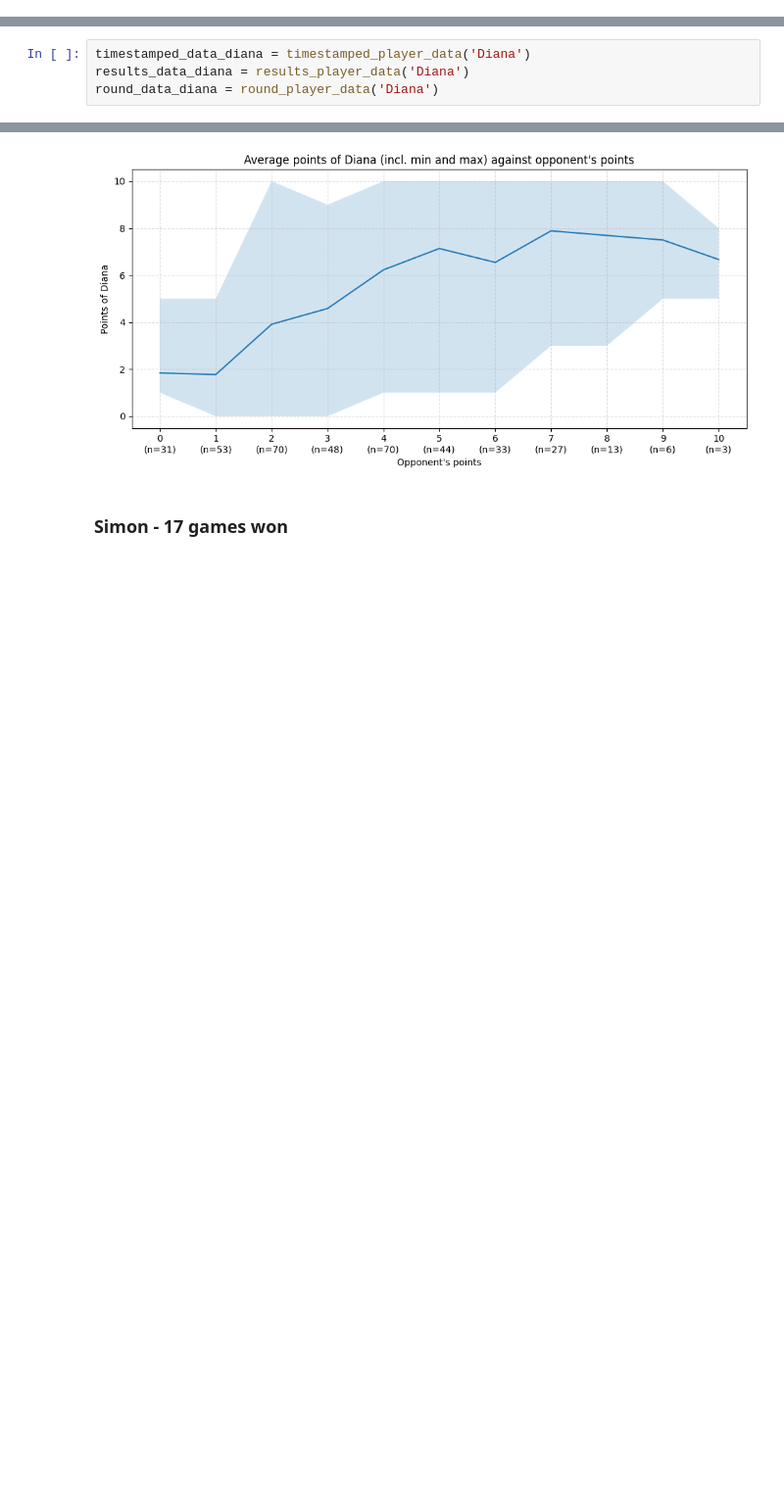
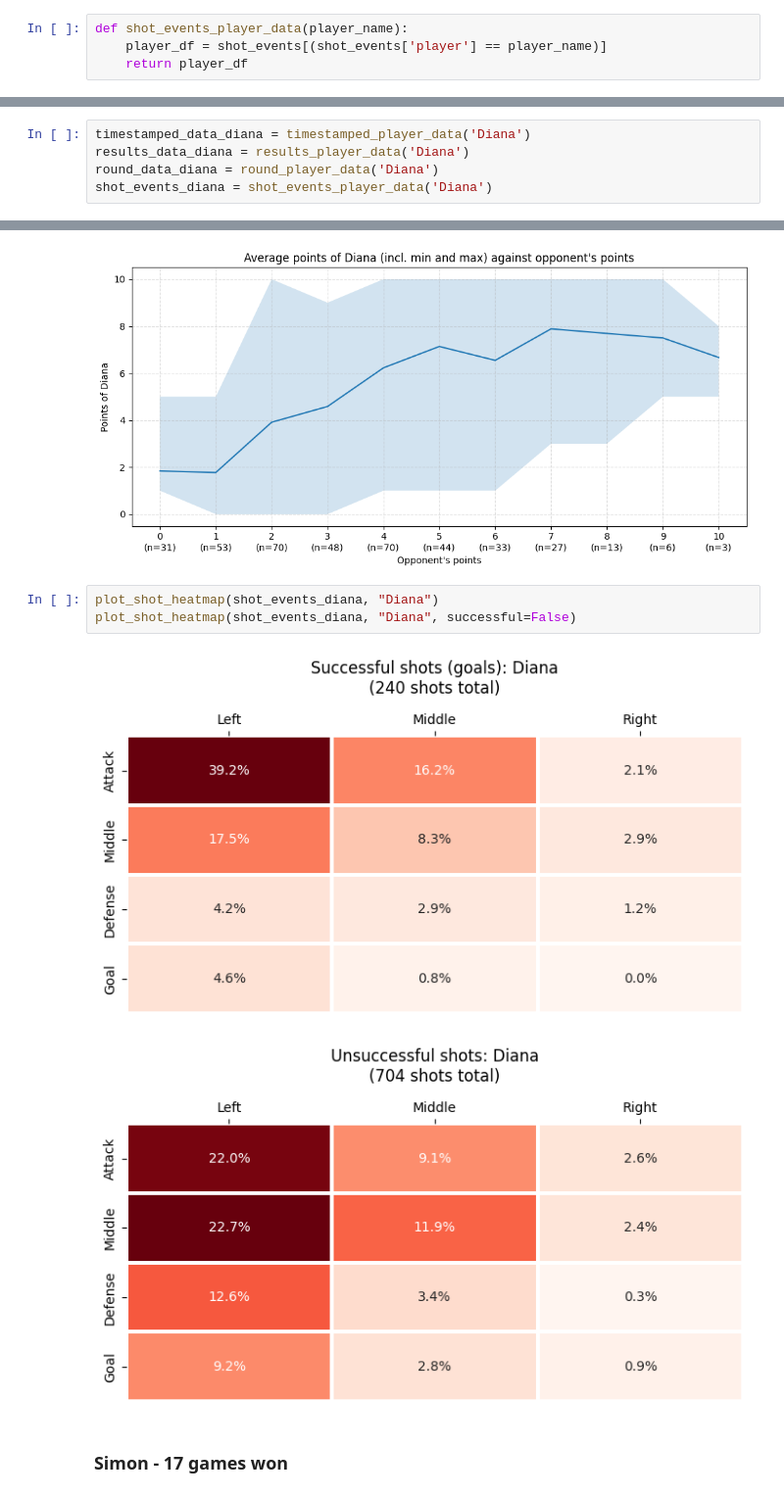
Before and after one commit to Rutvik-rn/Kicker-Strategy, a Jupyter notebook: notebook.ipynb, the cells around one changed output, grey strips where cells are left out. Shown at 98% size. Saved outputs shown, nothing was run; the diff lists cells and outputs as text; blank space fills up the shorter version.

Commit message:
added heatmaps for shots for Diana and Hans

```diff
--- a/notebook.ipynb
+++ b/notebook.ipynb
@@ -560,6 +560,10 @@ def results_player_data(player_name):
 def round_player_data(player_name):
     player_df = round_data[(round_data['player_1'] == player_name) | (round_data['player_2'] == player_name)]
     return player_df
+# %%
+def shot_events_player_data(player_name):
+    player_df = shot_events[(shot_events['player'] == player_name)]
+    return player_df
 # %%
 def get_average_points(df, player_name):
     points_as_p1 = df.loc[df['player_1'] == player_name, 'points_player_1']
@@ -603,6 +649,7 @@ def plot_player_performance(df, player_name):
 timestamped_data_diana = timestamped_player_data('Diana')
 results_data_diana = results_player_data('Diana')
 round_data_diana = round_player_data('Diana')
+shot_events_diana = shot_events_player_data('Diana')
 # %%
 results_data_diana
 # %% [output]
@@ -633,6 +680,12 @@ print(get_average_points(results_data_diana, 'Diana'))
 plot_player_performance(round_data_diana, 'Diana')
 # %% [output]
 [figure]
+# %%
+plot_shot_heatmap(shot_events_diana, "Diana")
+plot_shot_heatmap(shot_events_diana, "Diana", successful=False)
+# %% [output]
+[figure, added]
+[figure, added]
 # %% [markdown]
 ### Simon - 17 games won
 # %%
```
Also changed, not shown: parts of 8 cells of this notebook.
